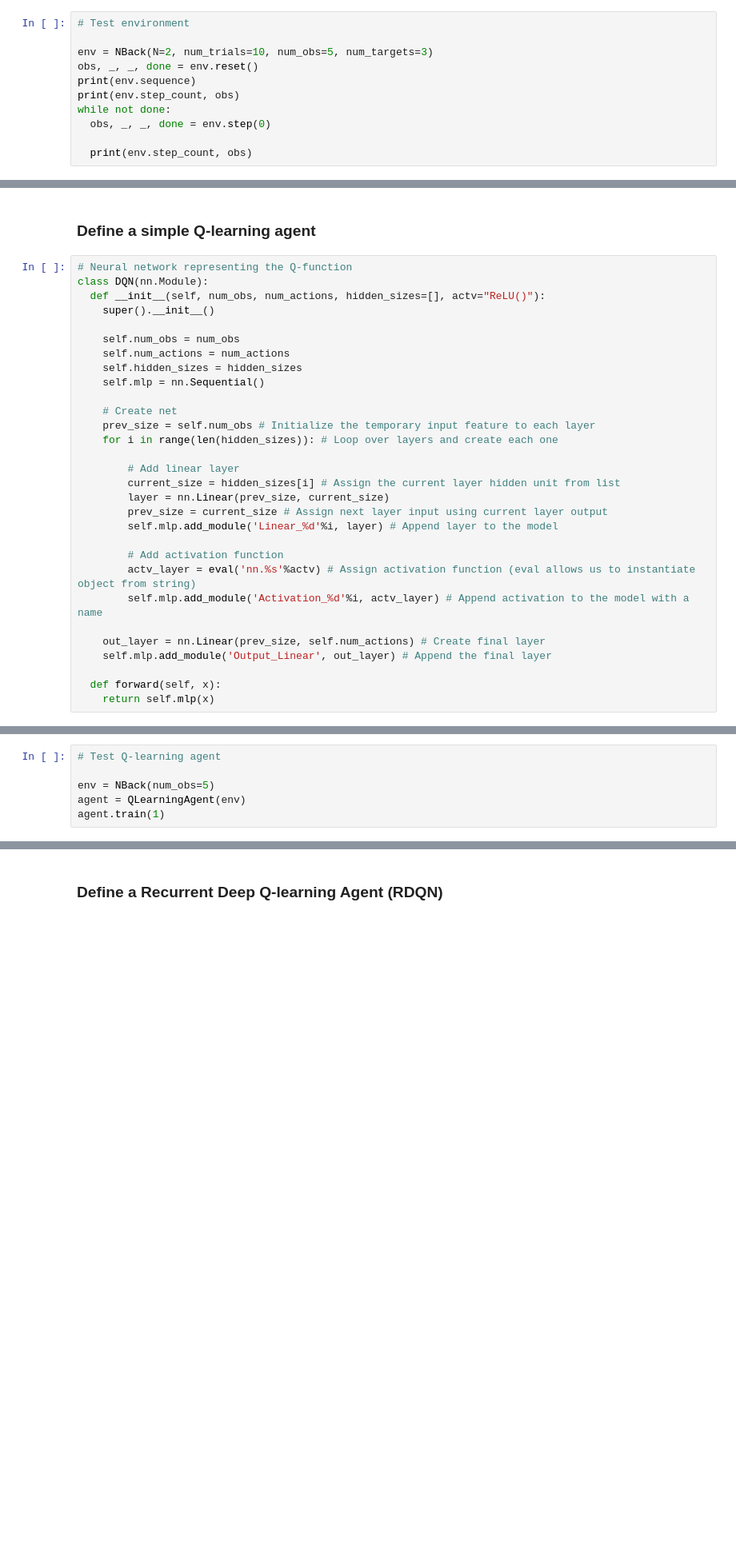
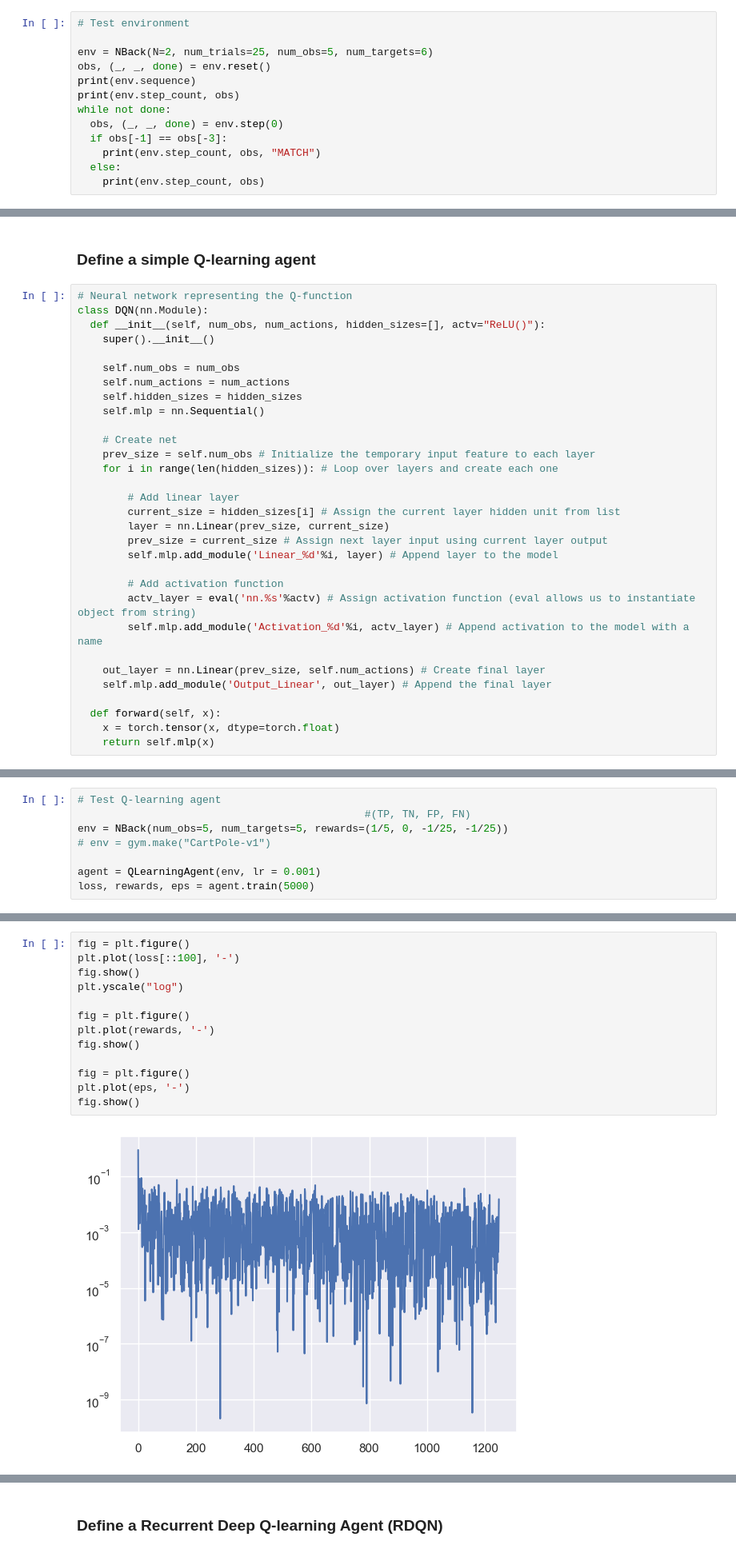
Before and after one commit to bobasaurusrex/NMA-group1, a Jupyter notebook: NMA_Project_Group_1.ipynb, the cells around one changed output, grey strips where cells are left out. Shown at 80% size. Cells and saved outputs as stored; diff of their text form; blank space fills up the shorter version.

```diff
--- a/NMA_Project_Group_1.ipynb
+++ b/NMA_Project_Group_1.ipynb
@@ -236,11 +236,13 @@ class NBack(gym.Env):
 # %%
 # Test environment
 
-env = NBack(N=2, num_trials=10, num_obs=5, num_targets=3)
-obs, _, _, done = env.reset()
+env = NBack(N=2, num_trials=25, num_obs=5, num_targets=6)
+obs, (_, _, done) = env.reset()
 print(env.sequence)
 print(env.step_count, obs)
 while not done:
-  obs, _, _, done = env.step(0)
-
-  print(env.step_count, obs)
+  obs, (_, _, done) = env.step(0)
+  if obs[-1] == obs[-3]:
+    print(env.step_count, obs, "MATCH")
+  else:
+    print(env.step_count, obs)
@@ -349,5 +349,6 @@ class DQN(nn.Module):
     self.mlp.add_module('Output_Linear', out_layer) # Append the final layer
 
   def forward(self, x):
+    x = torch.tensor(x, dtype=torch.float)
     return self.mlp(x)
 # %%
@@ -420,6 +433,8 @@ class QLearningAgent():
 # %%
 # Test Q-learning agent
+                                              #(TP, TN, FP, FN)
+env = NBack(num_obs=5, num_targets=5, rewards=(1/5, 0, -1/25, -1/25))
+# env = gym.make("CartPole-v1")
 
-env = NBack(num_obs=5)
-agent = QLearningAgent(env)
-agent.train(1)
+agent = QLearningAgent(env, lr = 0.001)
+loss, rewards, eps = agent.train(5000)
@@ -444,0 +441,15 @@ RuntimeError: expected scalar type Long but found Float
+# %%
+fig = plt.figure()
+plt.plot(loss[::100], '-')
+fig.show()
+plt.yscale("log")
+
+fig = plt.figure()
+plt.plot(rewards, '-')
+fig.show()
+
+fig = plt.figure()
+plt.plot(eps, '-')
+fig.show()
+# %% [output]
+[figure, added]
```
Also changed, not shown: parts of 7 cells of this notebook.
